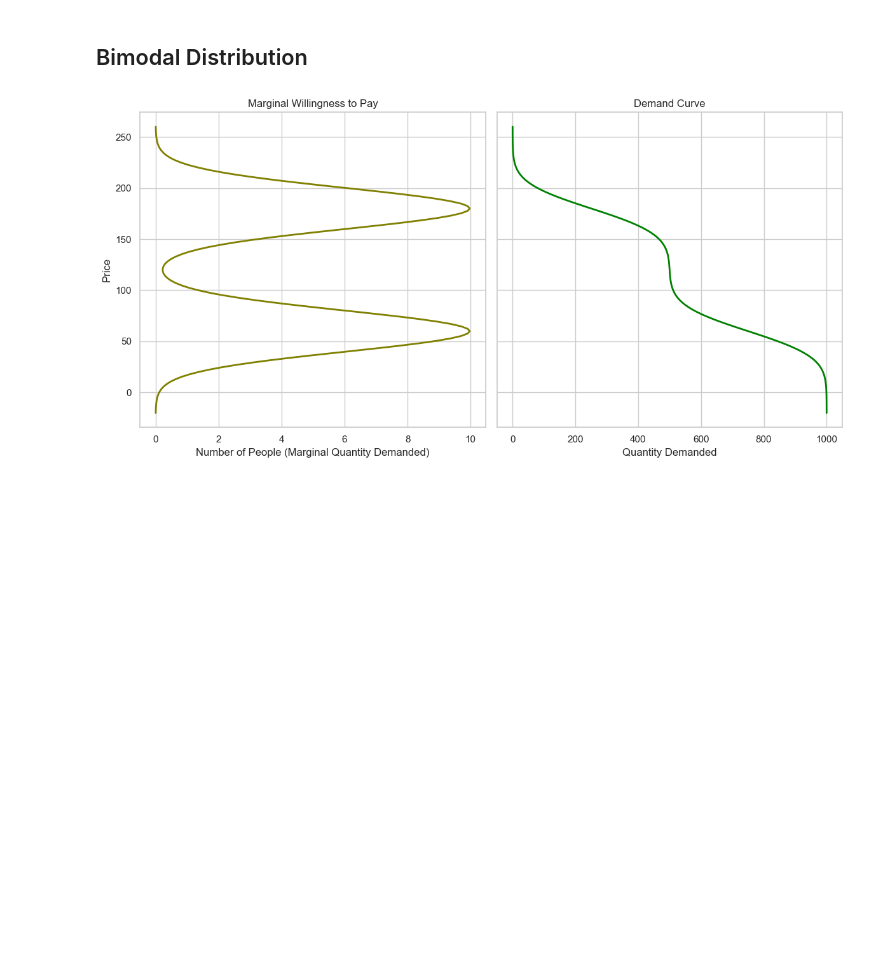
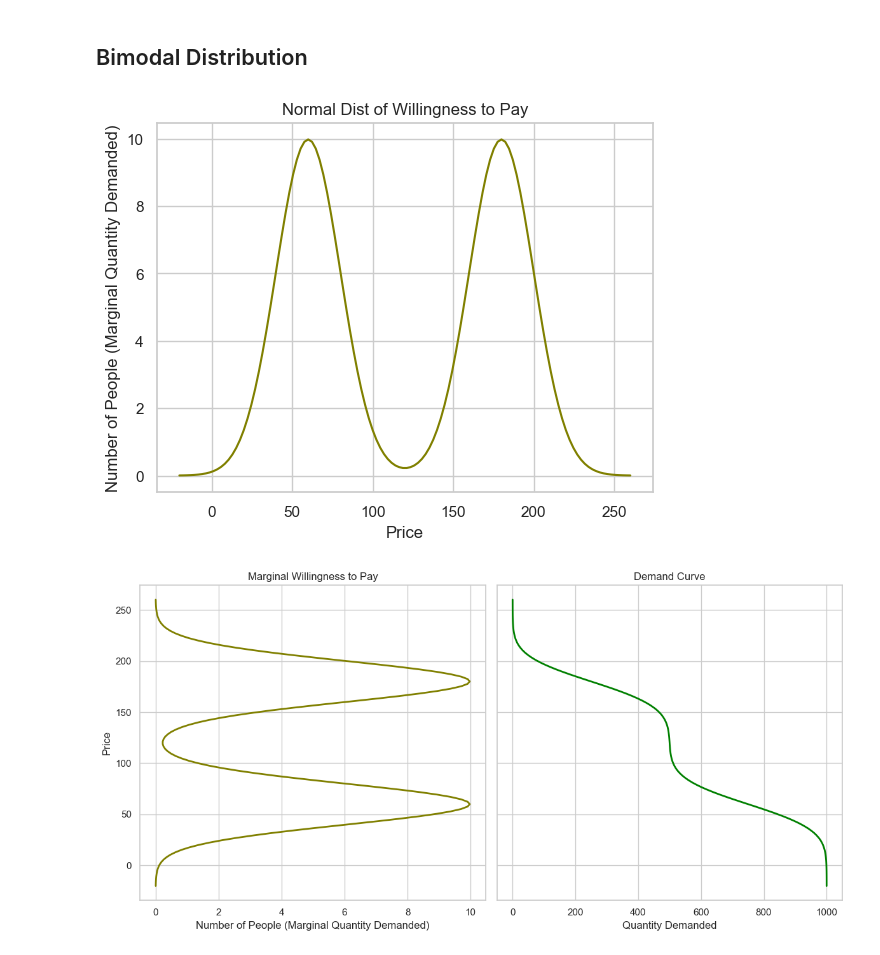
Before and after one commit to ohmurphy/market_cdfs, a Jupyter notebook: market_curves.ipynb, the cells around one changed output. Cells and saved outputs as stored; diff of their text form; code cells hidden in the pictures; blank space fills up the shorter version.

```diff
--- a/market_curves.ipynb
+++ b/market_curves.ipynb
@@ -125,6 +126,15 @@ prices = np.linspace(mean_one - graph_std_devs * std_dev, mean_two + graph_std_d
 pdf_dist = norm.pdf(prices, loc=mean_one, scale=std_dev) * (num_market_participants / 2) + norm.pdf(prices, loc=mean_two, scale=std_dev) * (num_market_participants / 2)
 cdf_dist_demand = (1 - norm.cdf(prices, loc=mean_one, scale=std_dev)) * (num_market_participants / 2) + (1 - norm.cdf(prices, loc=mean_two, scale=std_dev)) * (num_market_participants / 2)# used for Demand. We use "1 - " because we count higher ones first
 cdf_dist_supply = norm.cdf(prices, loc=mean_one, scale=std_dev) * (num_market_participants / 2) + norm.cdf(prices, loc=mean_two, scale=std_dev) * (num_market_participants / 2)
+# %%
+plt.plot(prices, pdf_dist, color='olive')
+plt.title('Normal Dist of Willingness to Pay')
+plt.ylabel('Number of People (Marginal Quantity Demanded)')
+plt.xlabel('Price')
+plt.grid(True)
+plt.show()
+# %% [output]
+[figure, added]
 # %%
 fig, (ax1, ax2) = plt.subplots(1, 2, figsize=(12, 6), sharey=True)
 ax1.plot(pdf_dist, prices, linewidth=2, color='olive')
```
Also changed, not shown: parts of 8 cells of this notebook, 1 other file.
